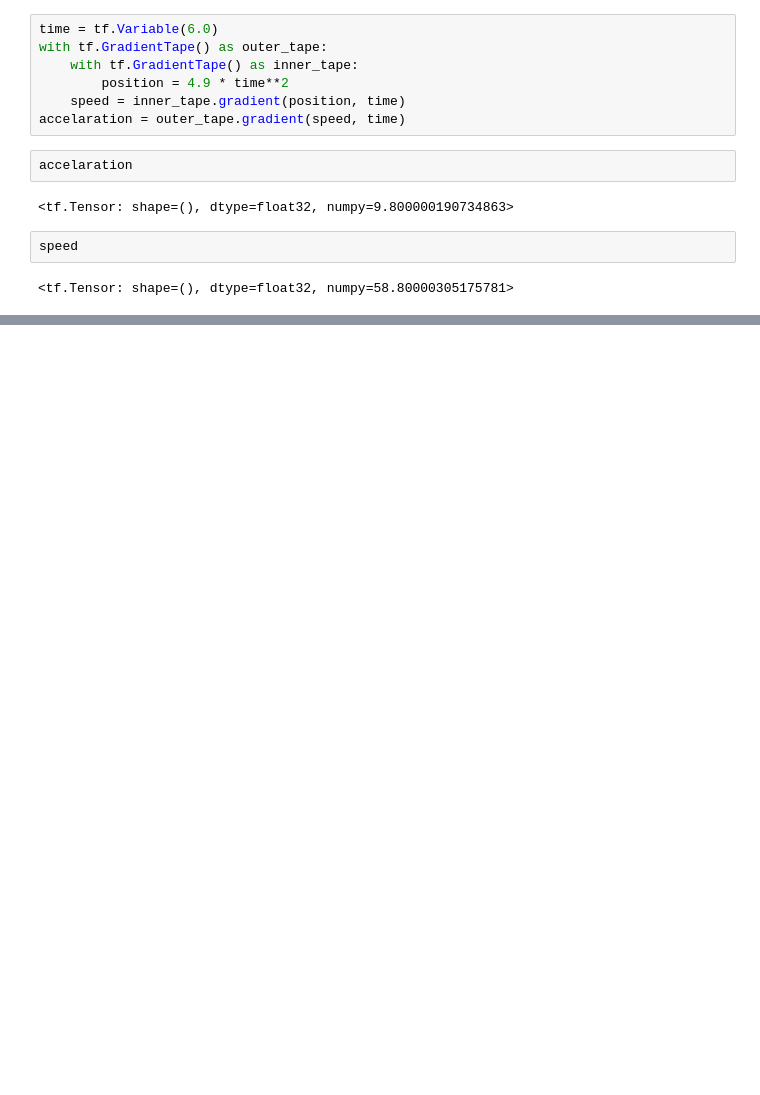
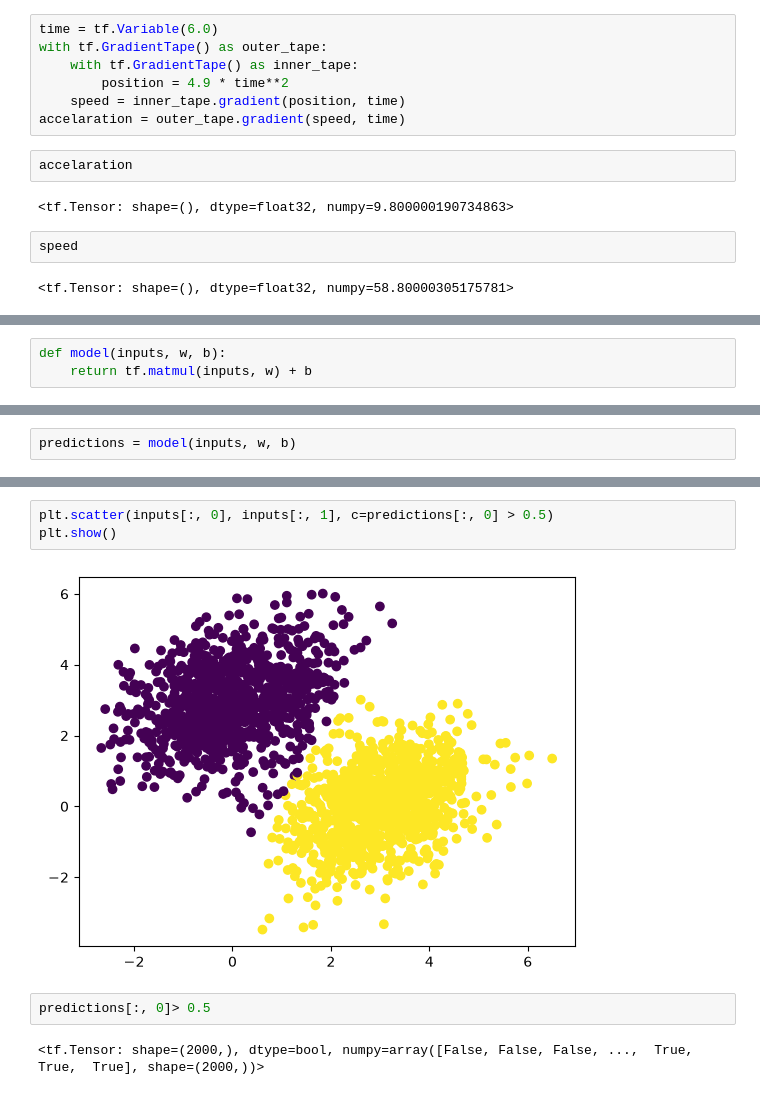
Before and after one commit to jamshid17/deeplearningwithpython, a Jupyter notebook: notebooks/chapter 3.ipynb, the cells around one changed output, grey strips where cells are left out. Cells and saved outputs as stored; diff of their text form; blank space fills up the shorter version.

```diff
--- a/notebooks/chapter 3.ipynb
+++ b/notebooks/chapter 3.ipynb
@@ -65,0 +79,3 @@ speed
+# %%
+def model(inputs, w, b):
+    return tf.matmul(inputs, w) + b
@@ -65,0 +121,2 @@ speed
+# %%
+predictions = model(inputs, w, b)
@@ -65,0 +134,9 @@ speed
+# %%
+plt.scatter(inputs[:, 0], inputs[:, 1], c=predictions[:, 0] > 0.5)
+plt.show()
+# %% [output]
+[figure, added]
+# %%
+predictions[:, 0]> 0.5
+# %% [output]
+<tf.Tensor: shape=(2000,), dtype=bool, numpy=array([False, False, False, ...,  True,  True,  True], shape=(2000,))>
```
Also changed, not shown: parts of 19 cells of this notebook.
